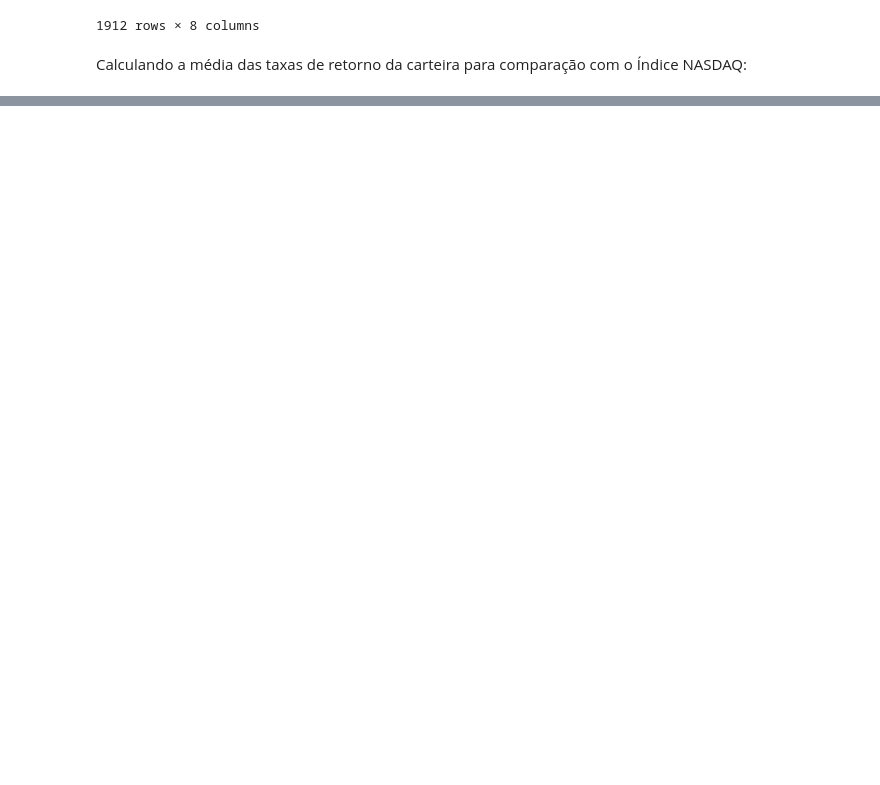
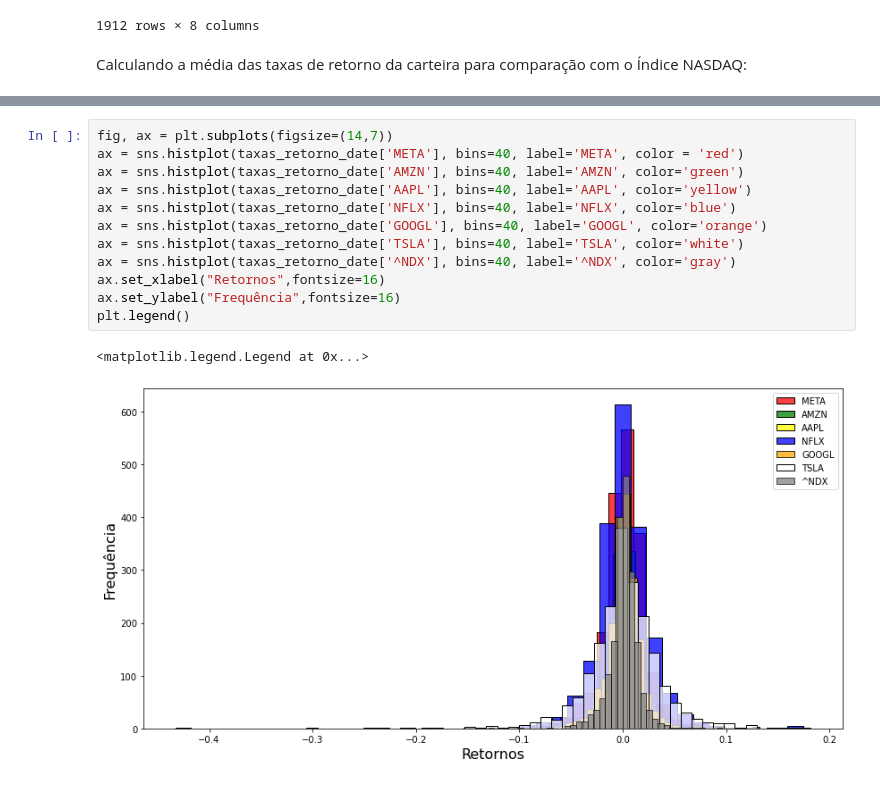
Before and after one commit to demetriusjube/ppca-aedi, a Jupyter notebook: anova/anova.ipynb, the cells around one changed output, grey strips where cells are left out. Cells and saved outputs as stored; diff of their text form; blank space fills up the shorter version.

```diff
--- a/anova/anova.ipynb
+++ b/anova/anova.ipynb
@@ -133,0 +134,15 @@ Com esses dados, poderemos checar as condições para saber se o teste ANOVA é
+# %%
+fig, ax = plt.subplots(figsize=(14,7))
+ax = sns.histplot(taxas_retorno_date['META'], bins=40, label='META', color = 'red')
+ax = sns.histplot(taxas_retorno_date['AMZN'], bins=40, label='AMZN', color='green')
+ax = sns.histplot(taxas_retorno_date['AAPL'], bins=40, label='AAPL', color='yellow')
+ax = sns.histplot(taxas_retorno_date['NFLX'], bins=40, label='NFLX', color='blue')
+ax = sns.histplot(taxas_retorno_date['GOOGL'], bins=40, label='GOOGL', color='orange')
+ax = sns.histplot(taxas_retorno_date['TSLA'], bins=40, label='TSLA', color='white')
+ax = sns.histplot(taxas_retorno_date['^NDX'], bins=40, label='^NDX', color='gray')
+ax.set_xlabel("Retornos",fontsize=16)
+ax.set_ylabel("Frequência",fontsize=16)
+plt.legend()
+# %% [output]
+<matplotlib.legend.Legend at 0x...>
+[figure, added]
```
Also changed, not shown: parts of 7 cells of this notebook.
